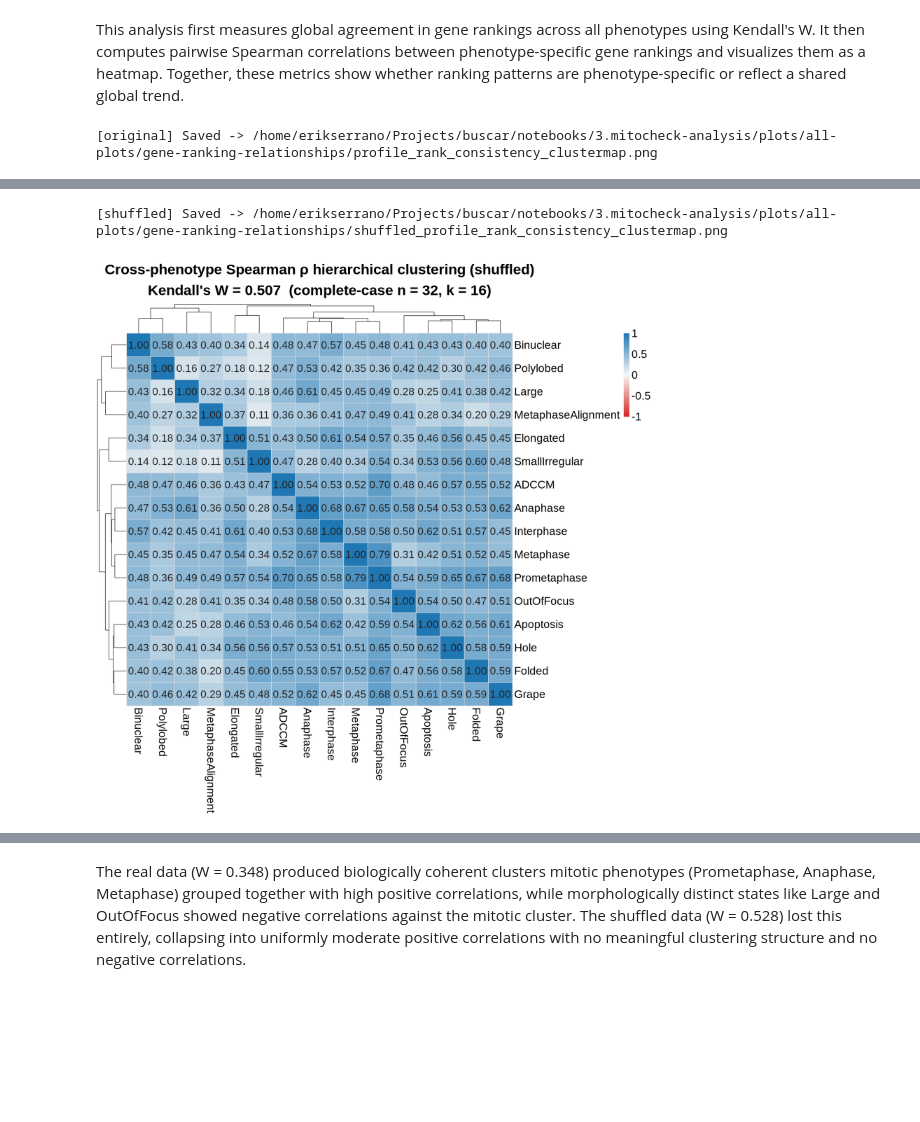
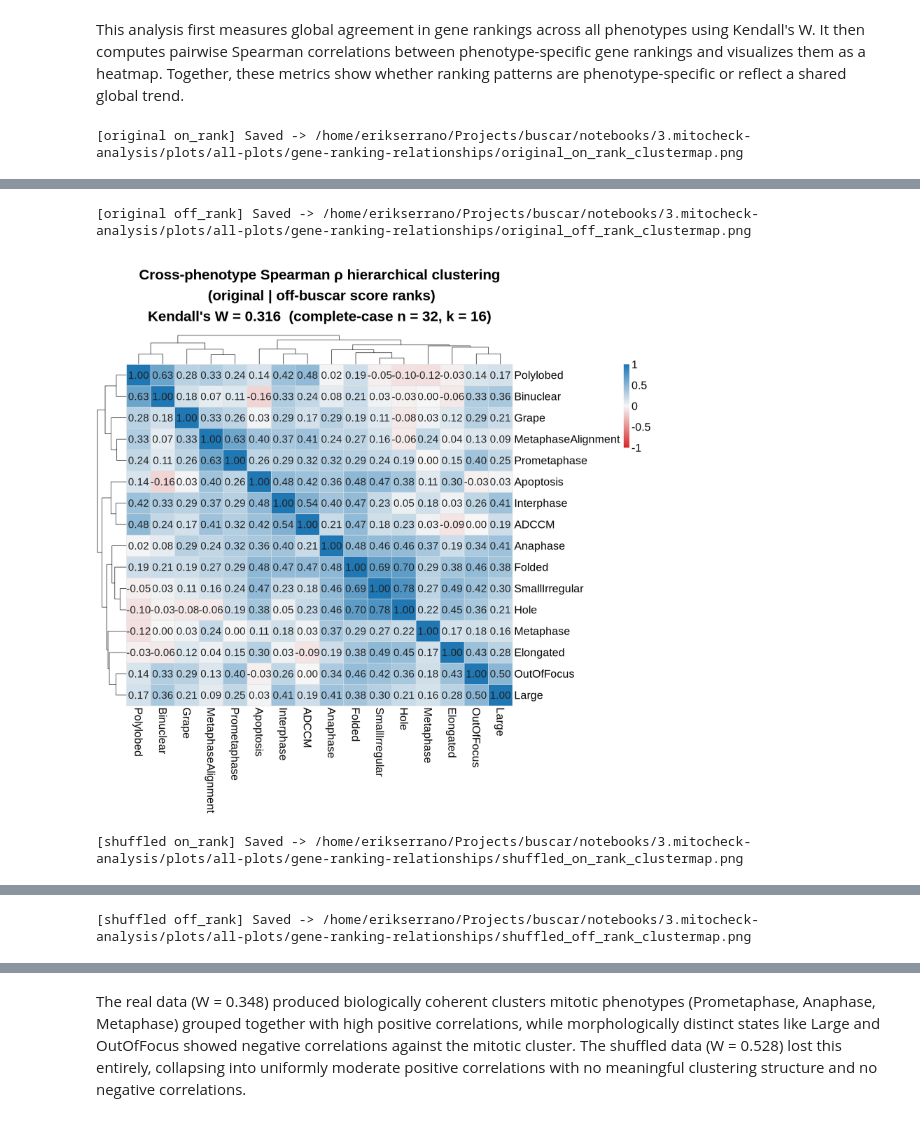
Before and after one commit to WayScience/buscar, a Jupyter notebook: notebooks/3.mitocheck-analysis/plots/2.gene-ranking-relationship.ipynb, the cells around one changed output, grey strips where cells are left out. Drawn from its saved outputs; the diff is of its cells as text; code cells hidden in the pictures; blank space fills up the shorter version.

Commit message:
updated mitocheck plots

```diff
--- a/notebooks/3.mitocheck-analysis/plots/2.gene-ranking-relationship.ipynb
+++ b/notebooks/3.mitocheck-analysis/plots/2.gene-ranking-relationship.ipynb
@@ -76,10 +88,10 @@ prepare_df <- function(results_df) {
 df <- prepare_df(moa_results_df)
 shuf_df <- prepare_df(shuffled_moa_results_df)
 # %%
-build_rank_bundle <- function(input_df) {
+build_rank_bundle <- function(input_df, rank_col = 'on_rank') {
   rank_pivot <- input_df %>%
-    select(ref_profile, treatment, rank) %>%
-    pivot_wider(names_from = ref_profile, values_from = rank)
+    select(ref_profile, treatment, all_of(rank_col)) %>%
+    pivot_wider(names_from = ref_profile, values_from = all_of(rank_col))
 
   rank_pivot_complete <- rank_pivot %>% drop_na()
 
@@ -104,8 +116,10 @@ build_rank_bundle <- function(input_df) {
   )
 }
 
-orig_bundle <- build_rank_bundle(df)
-shuf_bundle <- build_rank_bundle(shuf_df)
+orig_on_bundle  <- build_rank_bundle(df,      rank_col = 'on_rank')
+orig_off_bundle <- build_rank_bundle(df,      rank_col = 'off_rank')
+shuf_on_bundle  <- build_rank_bundle(shuf_df, rank_col = 'on_rank')
+shuf_off_bundle <- build_rank_bundle(shuf_df, rank_col = 'off_rank')
 # %% [markdown]
 This analysis first measures global agreement in gene rankings across all phenotypes using Kendall's W. It then computes pairwise Spearman correlations between phenotype-specific gene rankings and visualizes them as a heatmap. Together, these metrics show whether ranking patterns are phenotype-specific or reflect a shared global trend.
 # %%
@@ -201,8 +215,10 @@ save_and_print_corr <- function(consistency, file_name, title_suffix = '', label
   print(p_corr)
 }
 
-orig_consistency <- compute_consistency(orig_bundle)
-shuf_consistency <- compute_consistency(shuf_bundle)
+orig_on_consistency  <- compute_consistency(orig_on_bundle)
+orig_off_consistency <- compute_consistency(orig_off_bundle)
+shuf_on_consistency  <- compute_consistency(shuf_on_bundle)
+shuf_off_consistency <- compute_consistency(shuf_off_bundle)
 # %%
 # options for rendering the figure larger
 height <- 14
@@ -223,14 +239,14 @@ save_corr_clustermap <- function(consistency, file_name, title_suffix = '', labe
     cluster_rows = TRUE,
     cluster_cols = TRUE,
     display_numbers = anno_numbers,
-    number_color= '#222222',
+    number_color = '#222222',
     fontsize = 20,
     fontsize_row = 20,
     fontsize_col = 20,
     fontsize_number = 19,
     border_color = '#e0e0e0',
     main = sprintf(
-      "Cross-phenotype Spearman ρ hierarchical clustering%s\nKendall's W = %s  (complete-case n = %d, k = %d)",
+      "Cross-phenotype Spearman ρ hierarchical clustering\n%s\nKendall's W = %s  (complete-case n = %d, k = %d)",
       title_suffix, consistency$w_label, consistency$n_subjects, consistency$k_raters
     )
   )
@@ -241,20 +257,20 @@ save_corr_clustermap <- function(consistency, file_name, title_suffix = '', labe
   grid::grid.draw(pheat$gtable)
   dev.off()
   cat(sprintf('[%s] Saved -> %s\n', label, out_path))
+  grid::grid.newpage()
+  grid::grid.draw(pheat$gtable)
 }
 
-save_corr_clustermap(
-  orig_consistency,
-  'profile_rank_consistency_clustermap.png',
-  '',
-  'original'
-)
+# Original data — on_rank
+save_corr_clustermap(orig_on_consistency,  'original_on_rank_clustermap.png',  ' (original | on-buscar score ranks)',  'original on_rank')
 
-save_corr_clustermap(
-  shuf_consistency,
-  'shuffled_profile_rank_consistency_clustermap.png',
-  ' (shuffled)',
-  'shuffled'
-)
+# Original data — off_rank
+save_corr_clustermap(orig_off_consistency, 'original_off_rank_clustermap.png', ' (original | off-buscar score ranks)', 'original off_rank')
+
+# Shuffled data — on_rank
+save_corr_clustermap(shuf_on_consistency,  'shuffled_on_rank_clustermap.png',  ' (shuffled | on-buscar score ranks)',  'shuffled on_rank')
+
+# Shuffled data — off_rank
+save_corr_clustermap(shuf_off_consistency, 'shuffled_off_rank_clustermap.png', ' (shuffled | off-buscar score ranks)', 'shuffled off_rank')
 # %% [output]
-[original] Saved -> /home/erikserrano/Projects/buscar/notebooks/3.mitocheck-analysis/plots/all-plots/gene-ranking-relationships/profile_rank_consistency_clustermap.png
+[original on_rank] Saved -> /home/erikserrano/Projects/buscar/notebooks/3.mitocheck-analysis/plots/all-plots/gene-ranking-relationships/original_on_rank_clustermap.png
@@ -262,2 +278,3 @@ save_corr_clustermap(
-[shuffled] Saved -> /home/erikserrano/Projects/buscar/notebooks/3.mitocheck-analysis/plots/all-plots/gene-ranking-relationships/shuffled_profile_rank_consistency_clustermap.png
+[original off_rank] Saved -> /home/erikserrano/Projects/buscar/notebooks/3.mitocheck-analysis/plots/all-plots/gene-ranking-relationships/original_off_rank_clustermap.png
-[figure, old version]
+[figure, new version]
+[shuffled on_rank] Saved -> /home/erikserrano/Projects/buscar/notebooks/3.mitocheck-analysis/plots/all-plots/gene-ranking-relationships/shuffled_on_rank_clustermap.png
@@ -263,0 +282 @@ save_corr_clustermap(
+[shuffled off_rank] Saved -> /home/erikserrano/Projects/buscar/notebooks/3.mitocheck-analysis/plots/all-plots/gene-ranking-relationships/shuffled_off_rank_clustermap.png
```
Also changed, not shown: parts of 4 cells of this notebook, 16 other files.
